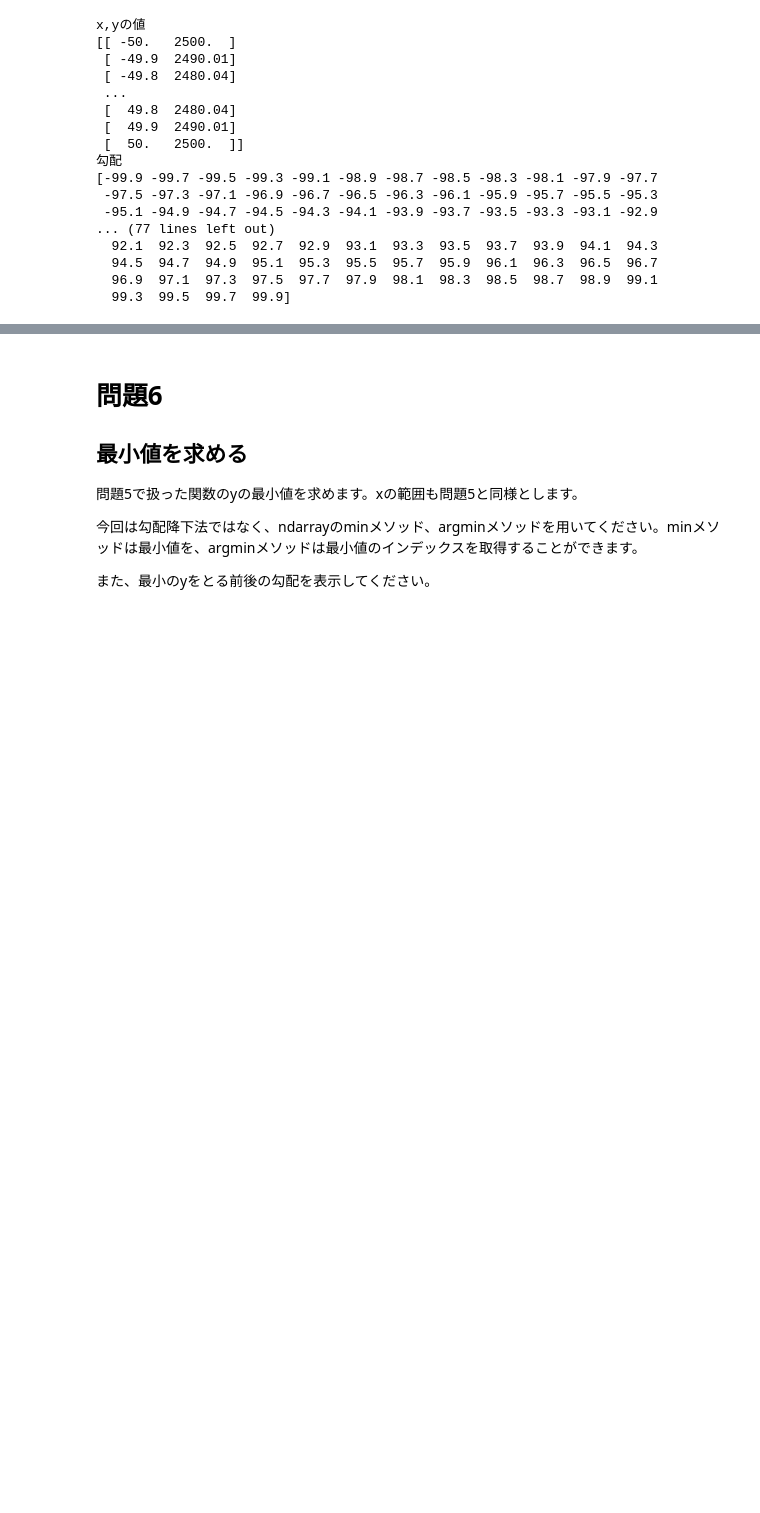
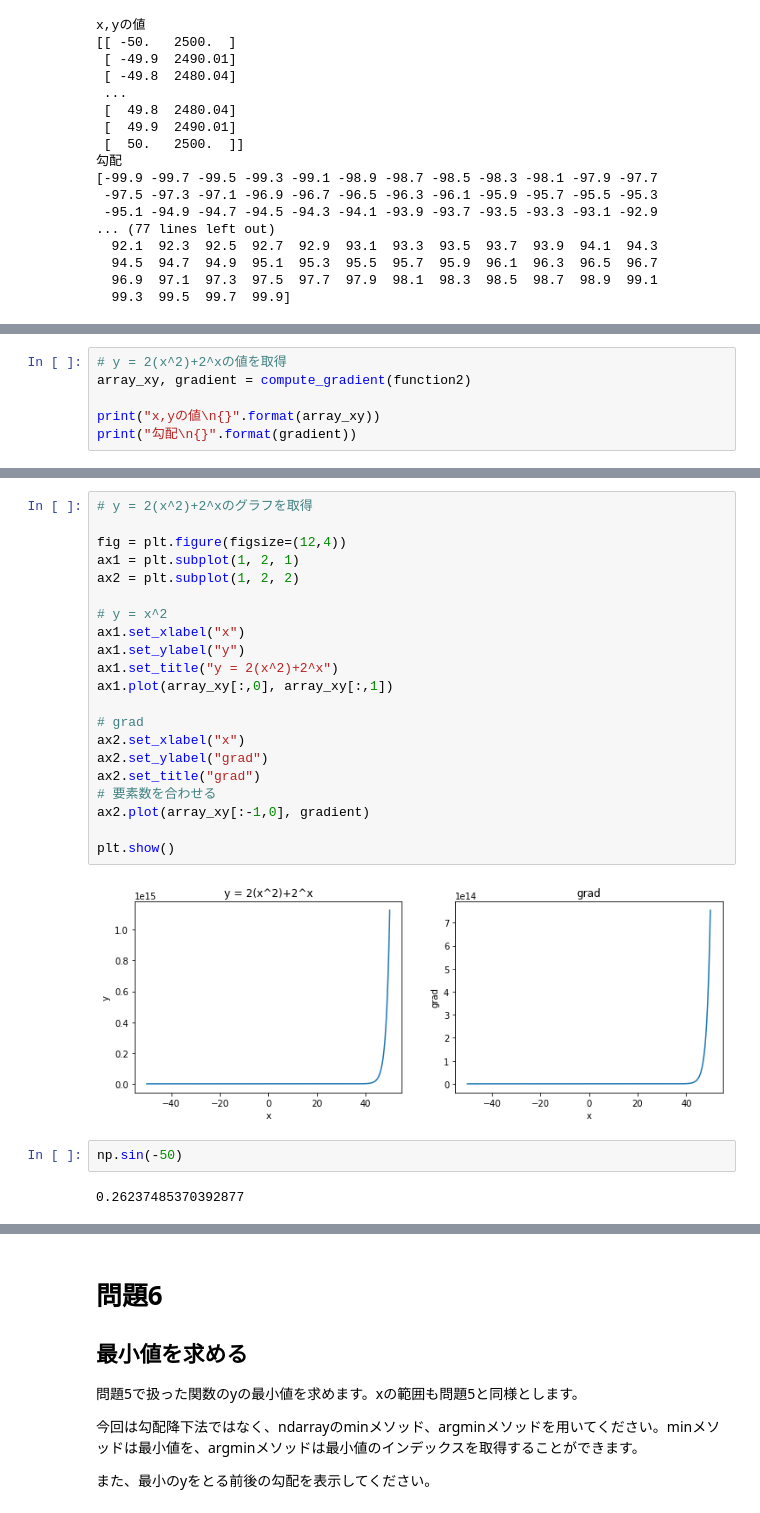
Before and after one commit to Mishiba-Toshihiro/diveintocode-ml, a Jupyter notebook: Week2 授業課題1 二次元配列と勾配問題.ipynb, the cells around one changed output, grey strips where cells are left out. Drawn from its saved outputs; the diff is of its cells as text; blank space fills up the shorter version.

```diff
--- a/Week2 授業課題1 二次元配列と勾配問題.ipynb
+++ b/Week2 授業課題1 二次元配列と勾配問題.ipynb
@@ -182,0 +206,6 @@ x,yの値
+# %%
+# y = 2(x^2)+2^xの値を取得
+array_xy, gradient = compute_gradient(function2)
+
+print("x,yの値\n{}".format(array_xy))
+print("勾配\n{}".format(gradient))
@@ -182,0 +230,27 @@ x,yの値
+# %%
+# y = 2(x^2)+2^xのグラフを取得
+
+fig = plt.figure(figsize=(12,4))
+ax1 = plt.subplot(1, 2, 1)
+ax2 = plt.subplot(1, 2, 2)
+
+# y = x^2
+ax1.set_xlabel("x")
+ax1.set_ylabel("y")
+ax1.set_title("y = 2(x^2)+2^x")
+ax1.plot(array_xy[:,0], array_xy[:,1])
+
+# grad
+ax2.set_xlabel("x")
+ax2.set_ylabel("grad")
+ax2.set_title("grad")
+# 要素数を合わせる
+ax2.plot(array_xy[:-1,0], gradient)
+
+plt.show()
+# %% [output]
+[figure, added]
+# %%
+np.sin(-50)
+# %% [output]
+0.26237485370392877
```
Also changed, not shown: parts of 6 cells of this notebook.
